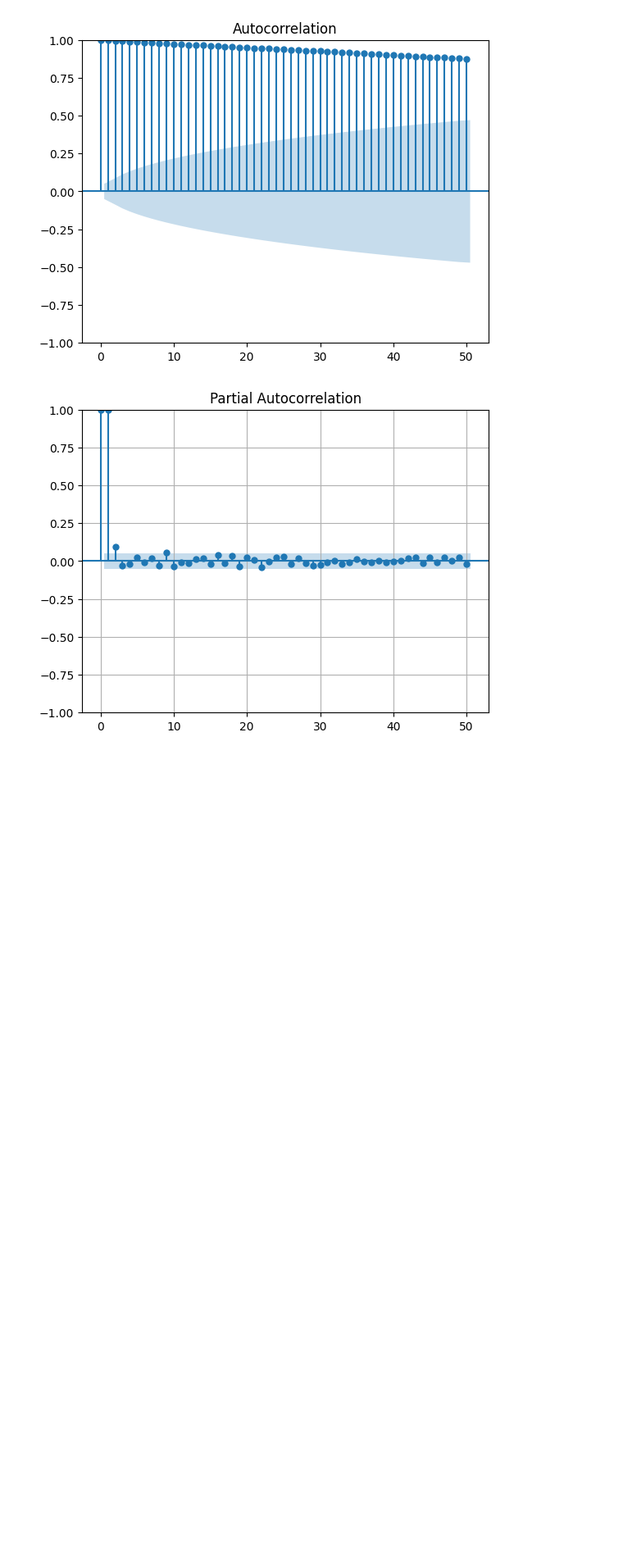
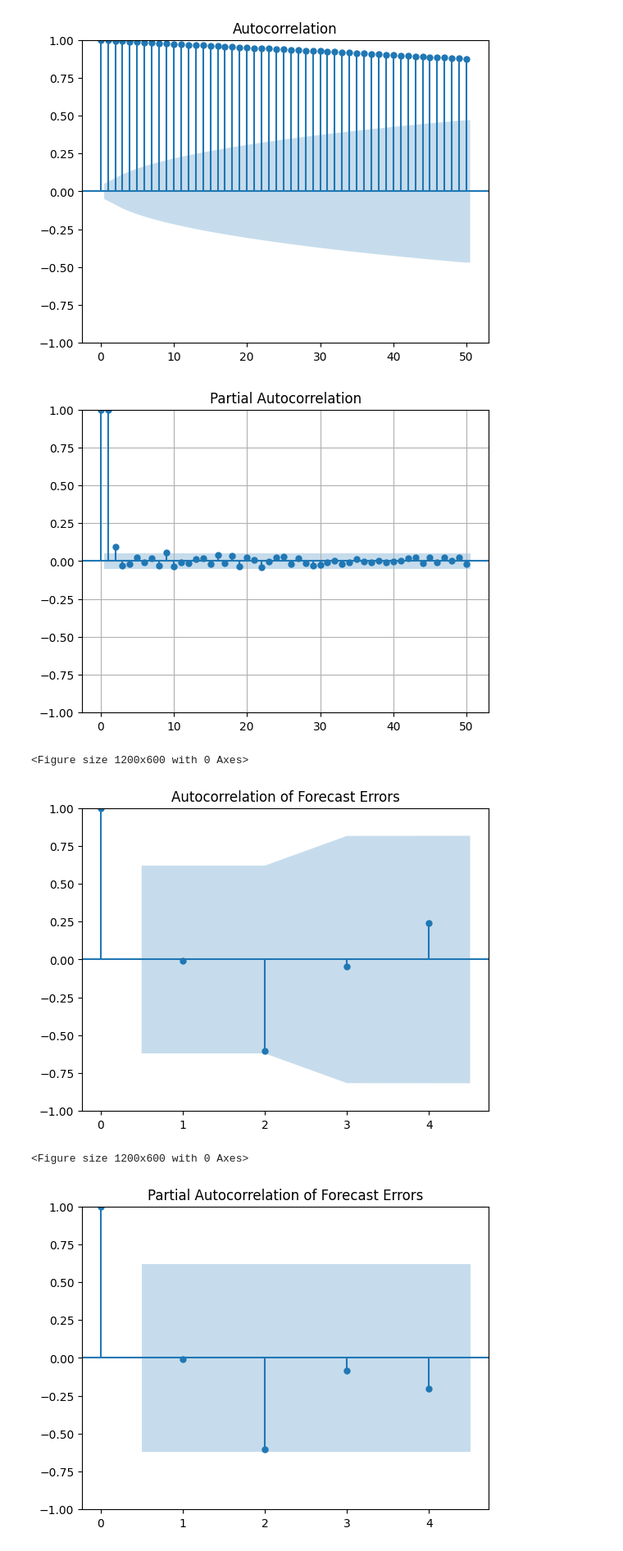
Before and after one commit to Midigan/Joint-CA2-Machine-Learning-for-Business, a Jupyter notebook: CA2 MLB and DV Integrated.ipynb, the cells around one changed output. Shown: that part at 82% size. Saved outputs shown, nothing was run; the diff lists cells and outputs as text; code cells hidden in the pictures; blank space fills up the shorter version.

Commit message:
further calculate

```diff
--- a/CA2 MLB and DV Integrated.ipynb
+++ b/CA2 MLB and DV Integrated.ipynb
@@ -322,3 +322,18 @@ plt.show()
 # %% [output]
 [figure]
 [figure]
+# %%
+# Calculate and plot the Autocorrelation
+plt.figure(figsize=(12,6))
+plot_acf(forecast_errors, lags=min(10, len(forecast_errors)//2 - 1), title='Autocorrelation of Forecast Errors')
+plt.show()
+
+# Calculate and plot the Partial Autocorrelation
+plt.figure(figsize=(12,6))
+plot_pacf(forecast_errors, lags=min(10, len(forecast_errors)//2 - 1), title='Partial Autocorrelation of Forecast Errors')
+plt.show()
+# %% [output]
+<Figure size 1200x600 with 0 Axes>
+[figure, added]
+<Figure size 1200x600 with 0 Axes>
+[figure, added]
```
Also changed, not shown: parts of 1 cell of this notebook.
